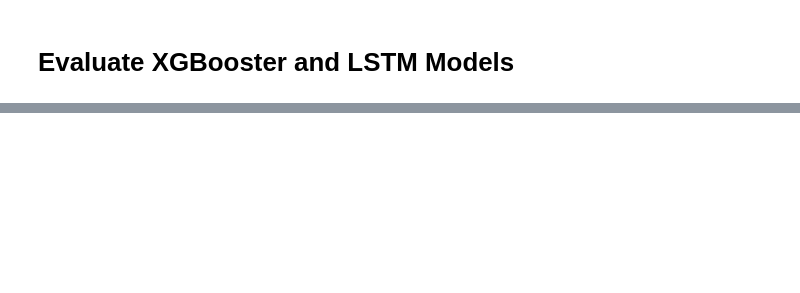
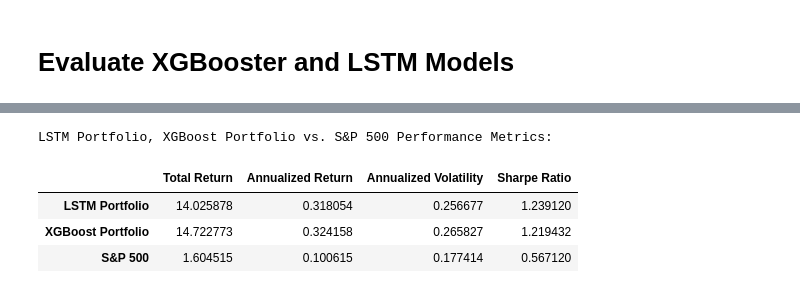
Before and after one commit to chama210/MLStockProject, a Jupyter notebook: Official Project Code.ipynb, the cells around one changed output, grey strips where cells are left out. Drawn from its saved outputs; the diff is of its cells as text; code cells hidden in the pictures; blank space fills up the shorter version.

```diff
--- a/Official Project Code.ipynb
+++ b/Official Project Code.ipynb
@@ -1224,0 +1103,56 @@ plt.show()
+# %%
+# Function to compute performance metrics (same as before)
+def calculate_performance_metrics(returns_series, risk_free_rate=0.0):
+    # Check if the series is empty
+    if returns_series.empty:
+        raise ValueError("The returns series is empty. Check your data and calculations.")
+
+    # Calculate total return
+    total_return = returns_series.iloc[-1] / returns_series.iloc[0] - 1
+
+    # Calculate the number of years in the returns series
+    num_years = (returns_series.index[-1] - returns_series.index[0]).days / 365.25
+
+    # Calculate annualized return
+    annualized_return = (1 + total_return) ** (1 / num_years) - 1
+
+    # Calculate annualized volatility
+    annualized_volatility = returns_series.pct_change().std() * np.sqrt(252)
+
+    # Calculate Sharpe ratio
+    sharpe_ratio = (annualized_return - risk_free_rate) / annualized_volatility
+
+    return {
+        'Total Return': total_return,
+        'Annualized Return': annualized_return,
+        'Annualized Volatility': annualized_volatility,
+        'Sharpe Ratio': sharpe_ratio
+    }
+
+# Calculate metrics for the LSTM portfolio
+lstm_metrics = calculate_performance_metrics(final_lstm_cumulative_returns)
+
+# Calculate metrics for the XGBoost portfolio (use final cumulative returns for XGBoost)
+xgb_metrics = calculate_performance_metrics(final_cumulative_returns)
+
+# Calculate metrics for the S&P 500
+sp500_metrics = calculate_performance_metrics(sp500_cumulative_returns)
+
+# Convert S&P 500 metrics into scalar values (remove index metadata)
+sp500_metrics_cleaned = {key: float(value) for key, value in sp500_metrics.items()}
+
+# Create a DataFrame with the metrics for comparison
+metrics_df = pd.DataFrame(
+    [lstm_metrics, xgb_metrics, sp500_metrics_cleaned],
+    index=['LSTM Portfolio', 'XGBoost Portfolio', 'S&P 500']
+)
+
+# Display the metrics
+print("\nLSTM Portfolio, XGBoost Portfolio vs. S&P 500 Performance Metrics:")
+metrics_df
+# %% [output]
+LSTM Portfolio, XGBoost Portfolio vs. S&P 500 Performance Metrics:
+|  | Total Return | Annualized Return | Annualized Volatility | Sharpe Ratio |
+| LSTM Portfolio | 14.025878 | 0.318054 | 0.256677 | 1.239120 |
+| XGBoost Portfolio | 14.722773 | 0.324158 | 0.265827 | 1.219432 |
+| S&P 500 | 1.604515 | 0.100615 | 0.177414 | 0.567120 |
```
Also changed, not shown: parts of 34 cells of this notebook, 2 other files.
